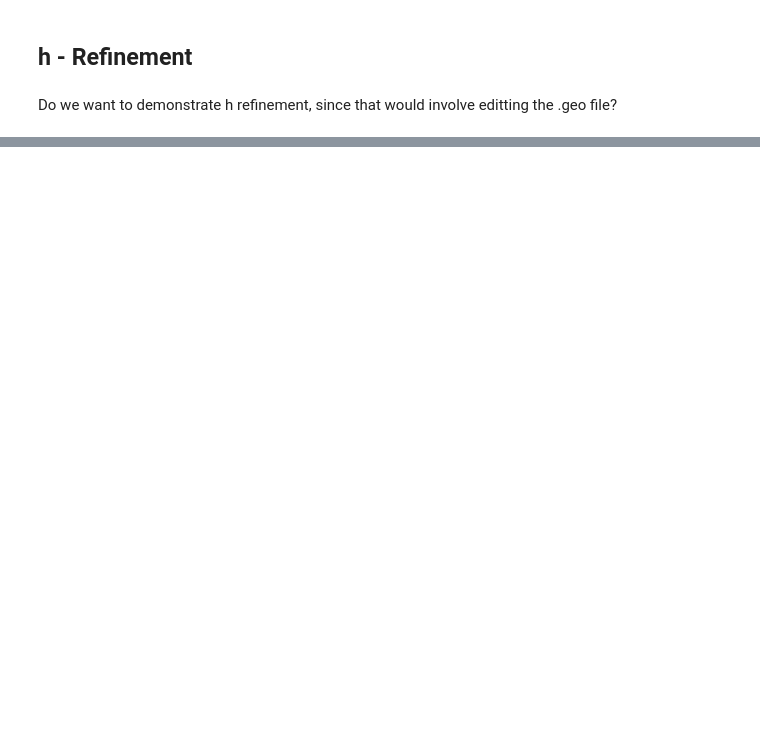
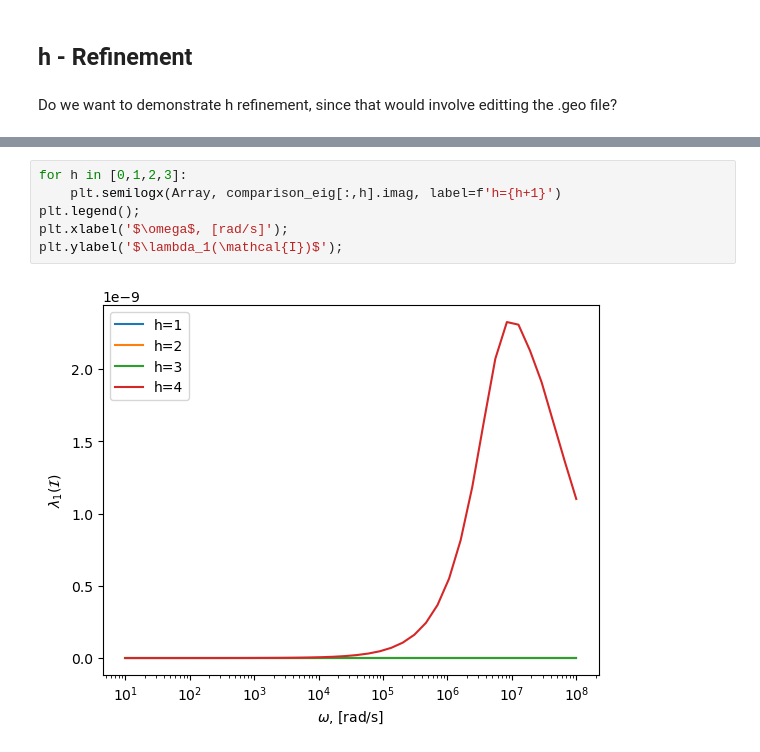
Before and after one commit to MPT-Calculator/MPT-Calculator, a Jupyter notebook: tutorials/p_refinement_example.ipynb, the cells around one changed output, grey strips where cells are left out. Cells and saved outputs as stored; diff of their text form; blank space fills up the shorter version.

```diff
--- a/tutorials/p_refinement_example.ipynb
+++ b/tutorials/p_refinement_example.ipynb
@@ -81,0 +119,8 @@ Do we want to demonstrate h refinement, since that would involve editting the .g
+# %%
+for h in [0,1,2,3]:
+    plt.semilogx(Array, comparison_eig[:,h].imag, label=f'h={h+1}')
+plt.legend();
+plt.xlabel('$\omega$, [rad/s]');
+plt.ylabel('$\lambda_1(\mathcal{I})$');
+# %% [output]
+[figure, added]
```
Also changed, not shown: parts of 5 cells of this notebook, 14 other files.
